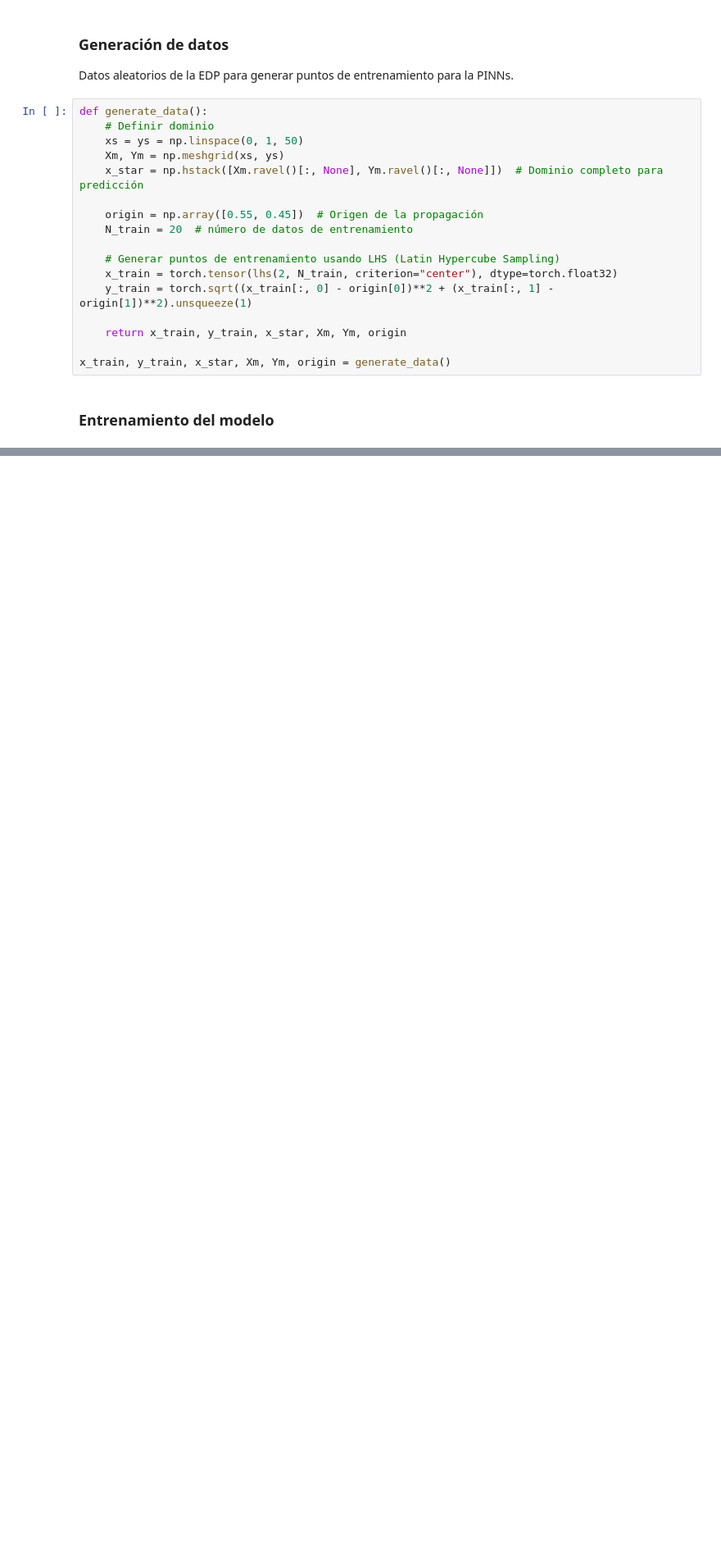
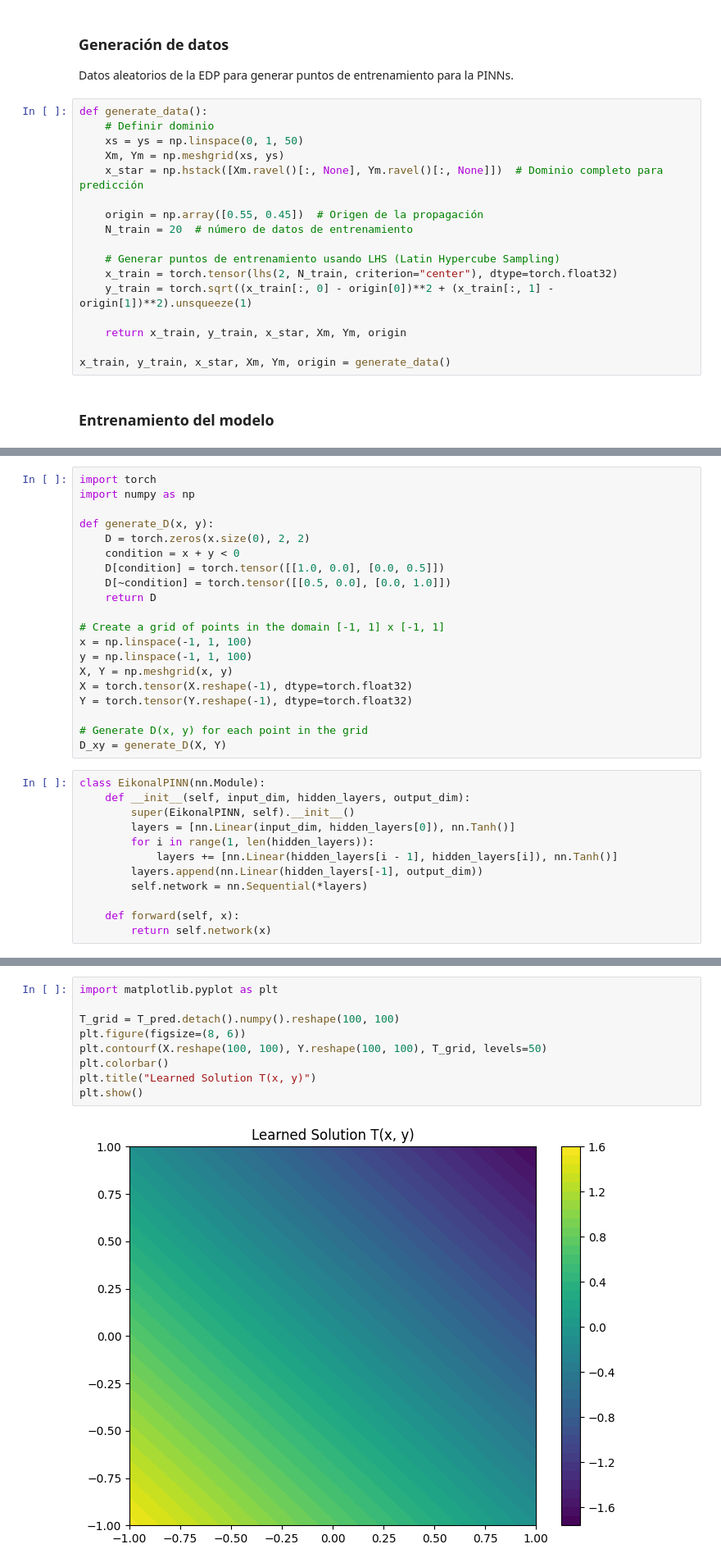
Before and after one commit to vspartamo/PINNs-EDPN, a Jupyter notebook: Eikonal.ipynb, the cells around one changed output, grey strips where cells are left out. Shown at 82% size. Cells and saved outputs as stored; diff of their text form; blank space fills up the shorter version.

Commit message:
Avances en el problema inverso del tensor de conductividad de Eikonal

```diff
--- a/Eikonal.ipynb
+++ b/Eikonal.ipynb
@@ -353,0 +483,32 @@ print(f"Error: {np.linalg.norm(pred_origin - origin)}")
+# %%
+import torch
+import numpy as np
+
+def generate_D(x, y):
+    D = torch.zeros(x.size(0), 2, 2)
+    condition = x + y < 0
+    D[condition] = torch.tensor([[1.0, 0.0], [0.0, 0.5]])
+    D[~condition] = torch.tensor([[0.5, 0.0], [0.0, 1.0]])
+    return D
+
+# Create a grid of points in the domain [-1, 1] x [-1, 1]
+x = np.linspace(-1, 1, 100)
+y = np.linspace(-1, 1, 100)
+X, Y = np.meshgrid(x, y)
+X = torch.tensor(X.reshape(-1), dtype=torch.float32)
+Y = torch.tensor(Y.reshape(-1), dtype=torch.float32)
+
+# Generate D(x, y) for each point in the grid
+D_xy = generate_D(X, Y)
+# %%
+class EikonalPINN(nn.Module):
+    def __init__(self, input_dim, hidden_layers, output_dim):
+        super(EikonalPINN, self).__init__()
+        layers = [nn.Linear(input_dim, hidden_layers[0]), nn.Tanh()]
+        for i in range(1, len(hidden_layers)):
+            layers += [nn.Linear(hidden_layers[i - 1], hidden_layers[i]), nn.Tanh()]
+        layers.append(nn.Linear(hidden_layers[-1], output_dim))
+        self.network = nn.Sequential(*layers)
+
+    def forward(self, x):
+        return self.network(x)
@@ -353,0 +575,11 @@ print(f"Error: {np.linalg.norm(pred_origin - origin)}")
+# %%
+import matplotlib.pyplot as plt
+
+T_grid = T_pred.detach().numpy().reshape(100, 100)
+plt.figure(figsize=(8, 6))
+plt.contourf(X.reshape(100, 100), Y.reshape(100, 100), T_grid, levels=50)
+plt.colorbar()
+plt.title("Learned Solution T(x, y)")
+plt.show()
+# %% [output]
+[figure, added]
```
Also changed, not shown: parts of 14 cells of this notebook.
